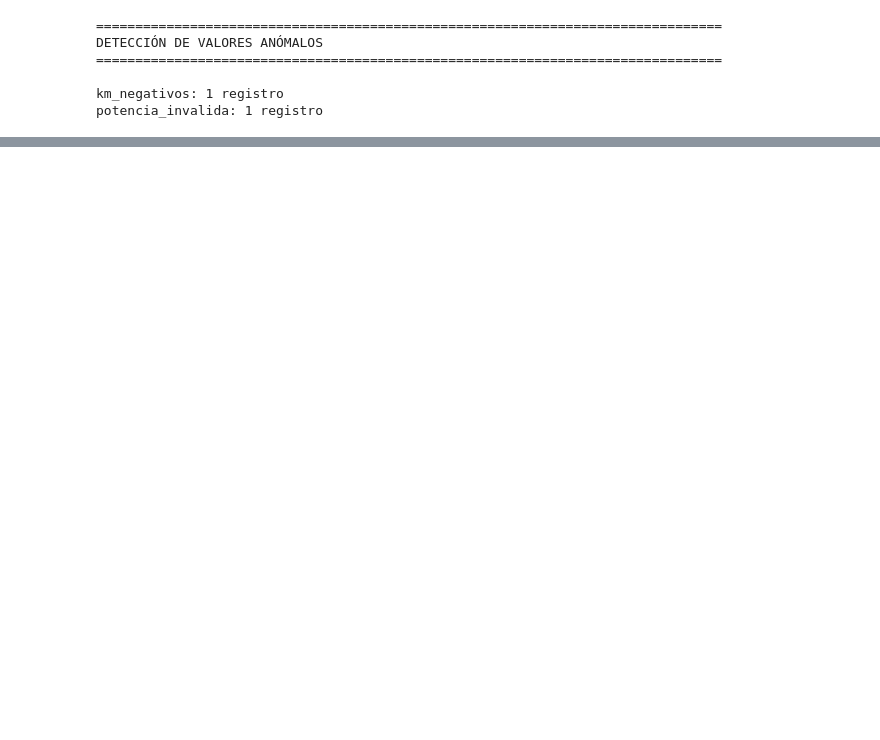
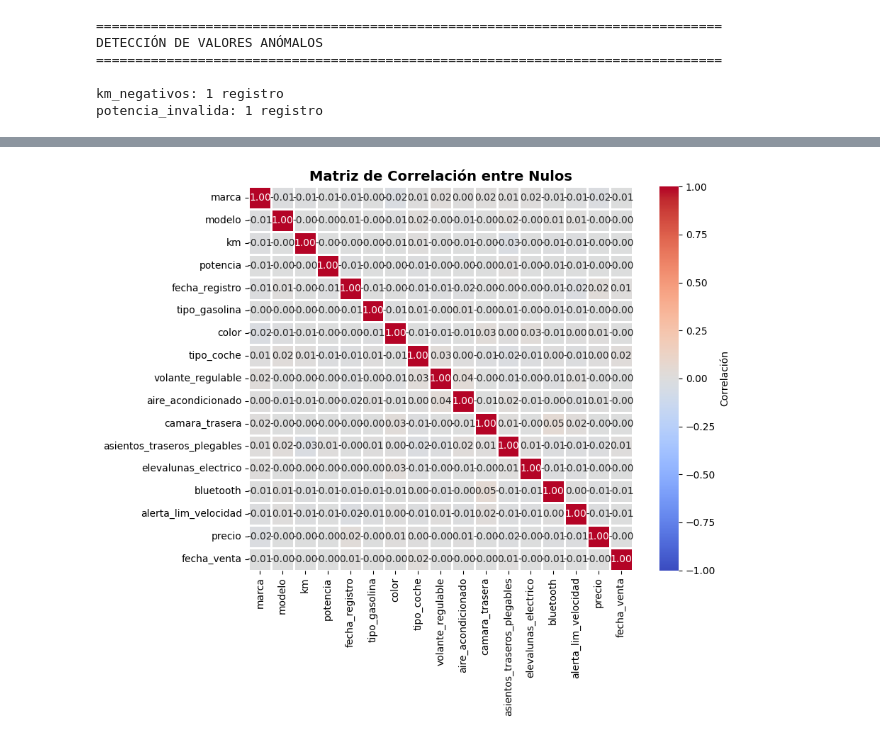
Before and after one commit to alexisnlh/entregable_1_data_engineering, a Jupyter notebook: notebooks_individuales/alexis_labrador.ipynb, the cells around one changed output, grey strips where cells are left out. Saved outputs shown, nothing was run; the diff lists cells and outputs as text; code cells hidden in the pictures; blank space fills up the shorter version.

```diff
--- a/notebooks_individuales/alexis_labrador.ipynb
+++ b/notebooks_individuales/alexis_labrador.ipynb
@@ -242,0 +589,95 @@ potencia_invalida: 1 registro
+# %%
+def analyze_correlation_nulls(df: pd.DataFrame):
+    """
+        Analiza si los nulos de diferentes variables están correlacionados
+
+        Interpretación:
+            r > 0.7 -> Los nulos aparecen JUNTOS frecuentemente
+              Acción: Imputar juntos o eliminar juntos
+
+            r ≈ 0 -> Los nulos son INDEPENDIENTES
+              Acción: Tratar cada variable por separado
+
+            r < -0.5 -> Los nulos son MUTUAMENTE EXCLUYENTES
+              Acción: Usar una variable para imputar la otra
+
+        Args:
+            df: Dataset a analizar
+    """
+    print("=" * 50, f"\nCORRELACIÓN ENTRE NULOS DE DIFERENTES VARIABLES\n" + "=" * 50, "\n")
+
+    # Crear matriz binaria de nulos
+    null_array = df.isnull().astype(int)
+
+    # Solo columnas con nulos
+    cols_nulls = null_array.sum()[null_array.sum() > 0].index.tolist()
+
+    if len(cols_nulls) < 2:
+        print("Menos de 2 columnas con nulos. No se puede calcular correlación.")
+        return
+
+    df_nulls_filtered = null_array[cols_nulls]
+
+    # Calcular correlación entre presencia de nulos
+    null_correlation = df_nulls_filtered.corr()
+
+    print(f"MATRIZ DE CORRELACIÓN DE NULOS (1 = nulos aparecen siempre juntos, 0 = independientes, -1 = mutuamente excluyentes):")
+
+    # Encontrar correlaciones fuertes (|r| > 0.5, excluyendo diagonal)
+    np.fill_diagonal(null_correlation.values, 0)        # Ignora la diagonal
+    strong_correlations = list()
+
+    for idx in range(len(null_correlation)):
+        for j in range(idx + 1, len(null_correlation)):
+            corr = null_correlation.iloc[idx, j]
+            if abs(corr) > 0.5:
+                strong_correlations.append({
+                    'Variable 1': null_correlation.index[idx],
+                    'Variable 2': null_correlation.columns[j],
+                    'Correlación': corr
+                })
+
+    if strong_correlations:
+        print(f"\nCORRELACIONES FUERTES DETECTADAS (|r| > 0.5):")
+        df_corr = pd.DataFrame(strong_correlations).sort_values('Correlación', ascending=False)
+        display(df_corr)
+
+        print(f"\nINTERPRETACIÓN:")
+        for _, row in df_corr.iterrows():
+            var1, var2, corr = row['Variable 1'], row['Variable 2'], row['Correlación']
+
+            if corr > 0.7:
+                print(f" • {var1} y {var2}: Nulos aparecen JUNTOS (r = {corr:.3f}) -> Posible patrón sistemático (ej: filas incompletas)")
+
+            elif corr < -0.5:
+                print(f" • {var1} y {var2}: Nulos mutuamente excluyentes (r = {corr:.3f}) -> Posible grupo alternativo")
+
+    else:
+        print("\nNo se detectaron correlaciones fuertes entre nulos -> Los nulos parecen ser independientes entre variables\n")
+
+    # Visualizar matriz de correlación
+    fig, ax = plt.subplots(figsize=(10, 8))
+
+    # Restaurar diagonal para visualización
+    np.fill_diagonal(null_correlation.values, 1)
+
+    sns.heatmap(
+        null_correlation,
+        annot=True,
+        fmt='.2f',
+        cmap='coolwarm',
+        center=0,
+        square=True,
+        linewidths=1,
+        cbar_kws={'label': 'Correlación'},
+        vmin=-1,
+        vmax=1,
+        ax=ax
+    )
+    ax.set_title('Matriz de Correlación entre Nulos', fontsize=14, fontweight='bold')
+    plt.tight_layout()
+    plt.show()
+
+
+analyze_correlation_nulls(df_no_duplicates)
+# %% [output]
@@ -242,0 +691 @@ potencia_invalida: 1 registro
+[figure, added]
```
Also changed, not shown: parts of 41 cells of this notebook.
